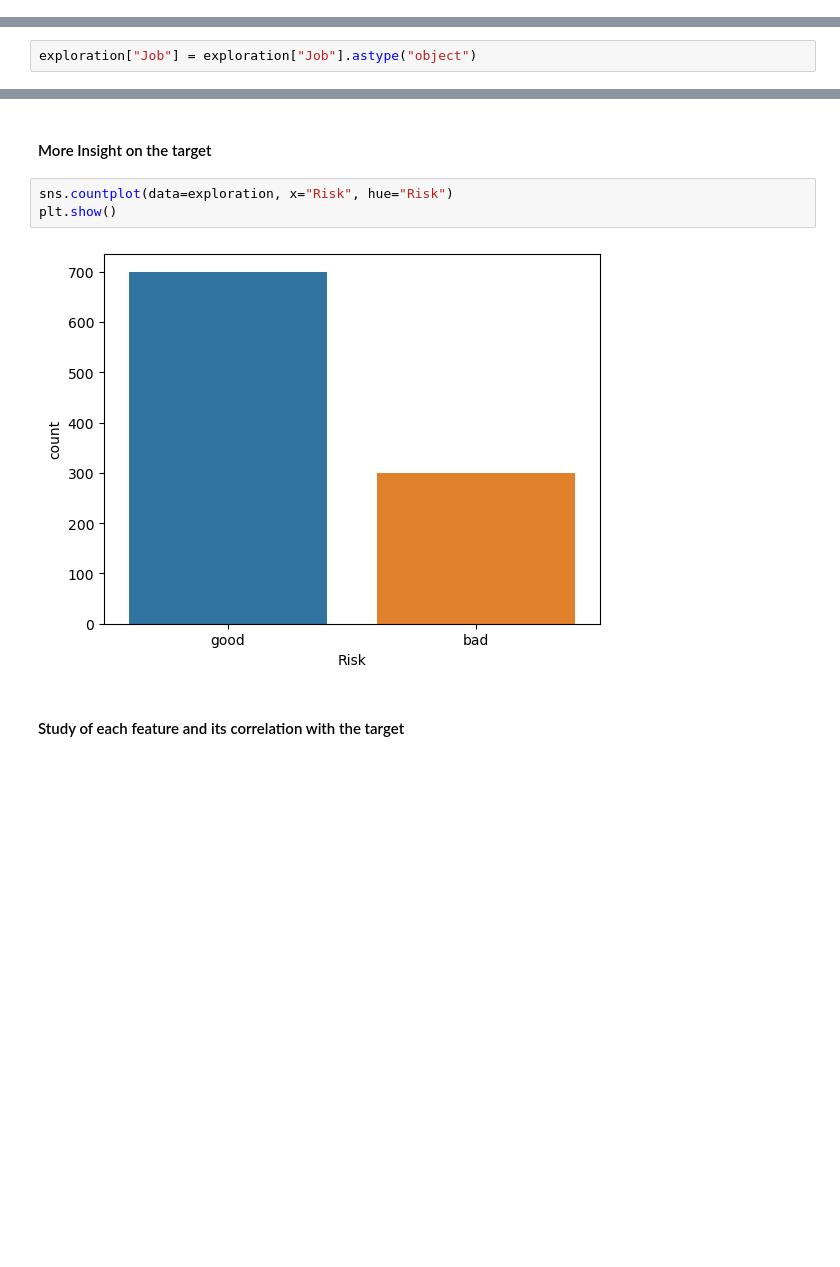
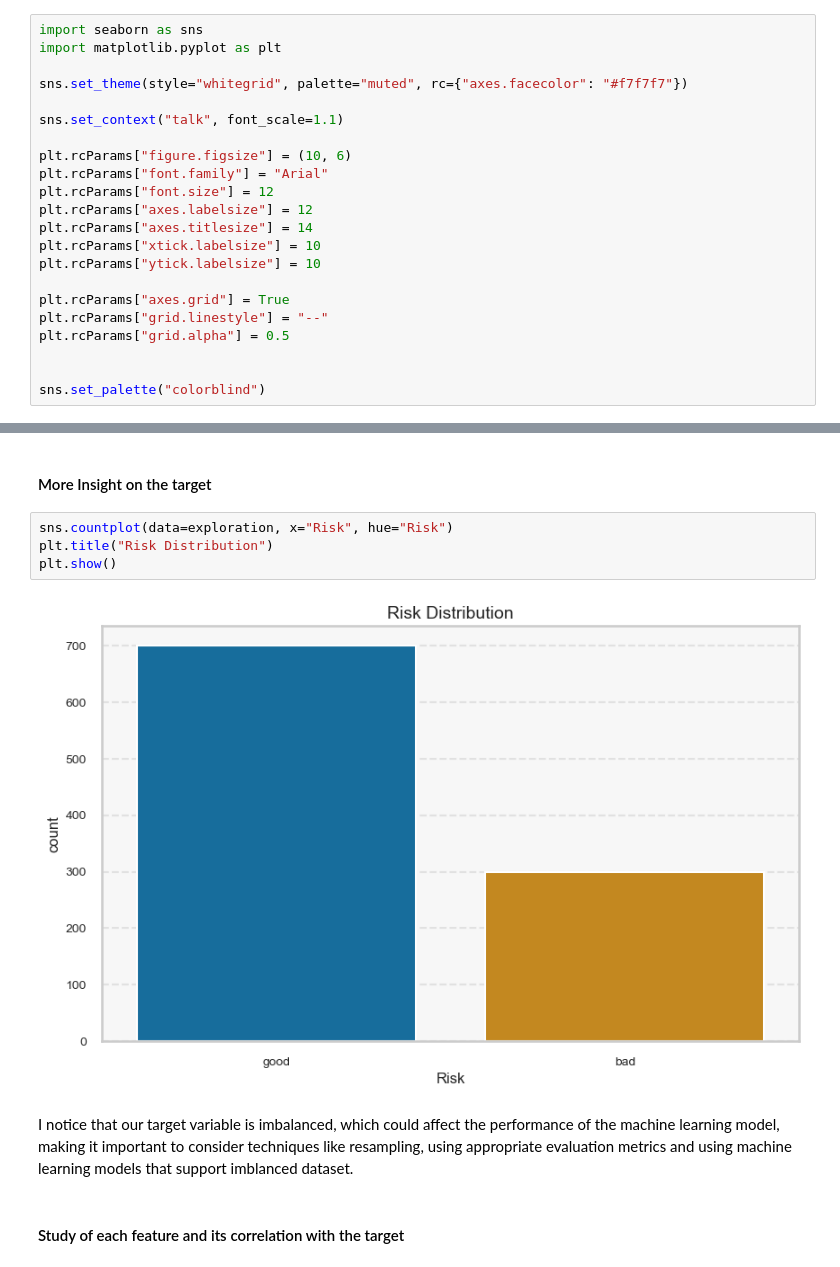
Before and after one commit to Aime-Rick/Hack2Hire_TestTech_DataScience_1, a Jupyter notebook: credit_scoring.ipynb, the cells around one changed output, grey strips where cells are left out. Drawn from its saved outputs; the diff is of its cells as text; blank space fills up the shorter version.

```diff
--- a/credit_scoring.ipynb
+++ b/credit_scoring.ipynb
@@ -5,6 +9,28 @@ import numpy as np
 import matplotlib.pyplot as plt
 import pandas as pd
 import seaborn as sns
+# %%
+import seaborn as sns
+import matplotlib.pyplot as plt
+
+sns.set_theme(style="whitegrid", palette="muted", rc={"axes.facecolor": "#f7f7f7"})
+
+sns.set_context("talk", font_scale=1.1)
+
+plt.rcParams["figure.figsize"] = (10, 6)
+plt.rcParams["font.family"] = "Arial"
+plt.rcParams["font.size"] = 12
+plt.rcParams["axes.labelsize"] = 12
+plt.rcParams["axes.titlesize"] = 14
+plt.rcParams["xtick.labelsize"] = 10
+plt.rcParams["ytick.labelsize"] = 10
+
+plt.rcParams["axes.grid"] = True
+plt.rcParams["grid.linestyle"] = "--"
+plt.rcParams["grid.alpha"] = 0.5
+
+
+sns.set_palette("colorblind")
 # %% [markdown]
 ### Get the data
 # %%
@@ -56,5 +84,3 @@ Duration              0
 Purpose               0
 Risk                  0
 dtype: int64
-# %%
-exploration["Job"] = exploration["Job"].astype("object")
@@ -82,9 +112,12 @@ exploration.describe(include="object")
 #### More Insight on the target
 # %%
 sns.countplot(data=exploration, x="Risk", hue="Risk")
+plt.title("Risk Distribution")
 plt.show()
 # %% [output]
-[figure, old version]
+[figure, new version]
+# %% [markdown]
+I notice that our target variable is imbalanced, which could affect the performance of the machine learning model, making it important to consider techniques like resampling, using appropriate evaluation metrics and using machine learning models that support imblanced dataset.
 # %% [markdown]
 #### Study of each feature and its correlation with the target
 # %% [markdown]
```
Also changed, not shown: parts of 49 cells of this notebook, 1 other file.
